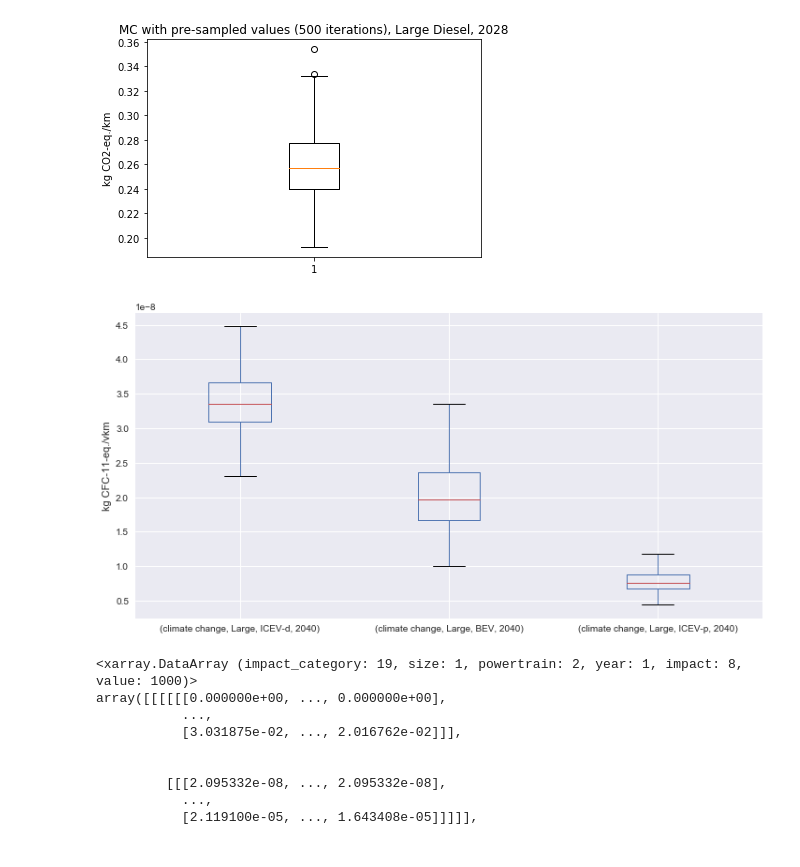
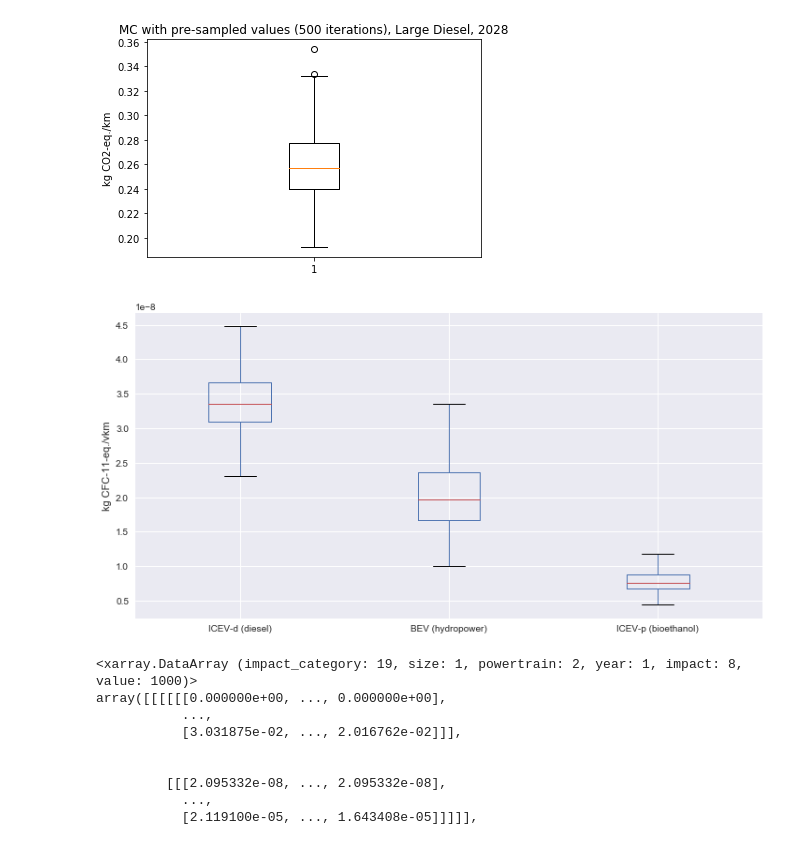
Before and after one commit to romainsacchi/carculator, a Jupyter notebook: examples/Examples.ipynb, the cells around one changed output. Cells and saved outputs as stored; diff of their text form; code cells hidden in the pictures.

```diff
--- a/examples/Examples.ipynb
+++ b/examples/Examples.ipynb
@@ -867,15 +867,15 @@ results = ic.calculate_impacts()
 # %%
 import matplotlib.pyplot as plt
 
 data_MC = results.sel(impact_category='ozone depletion').sum(axis=3).to_dataframe('climate change')
 plt.style.use('seaborn')
 data_MC.unstack(level=[0,1,2]).boxplot(showfliers=False, figsize=(12,6))
 #plt.title("Cradle-to-grave, Ozone depletion potential (1,000 iterations), per km driven")
-plt.xticks([1,2],["ICEV-d (diesel)","BEV (hydropower)", "ICEV-p (bioethanol)"])
+plt.xticks([1,2, 3],["ICEV-d (diesel)","BEV (hydropower)", "ICEV-p (bioethanol)"])
 plt.ylabel('kg CFC-11-eq./vkm')
 plt.show()
 # %% [output]
-[figure, old version]
+[figure, new version]
 # %%
 
 data = results.sel(impact_category='climate change', size='Large', year=2040).sum(axis=1).values
```
Also changed, not shown: 2 other files.
